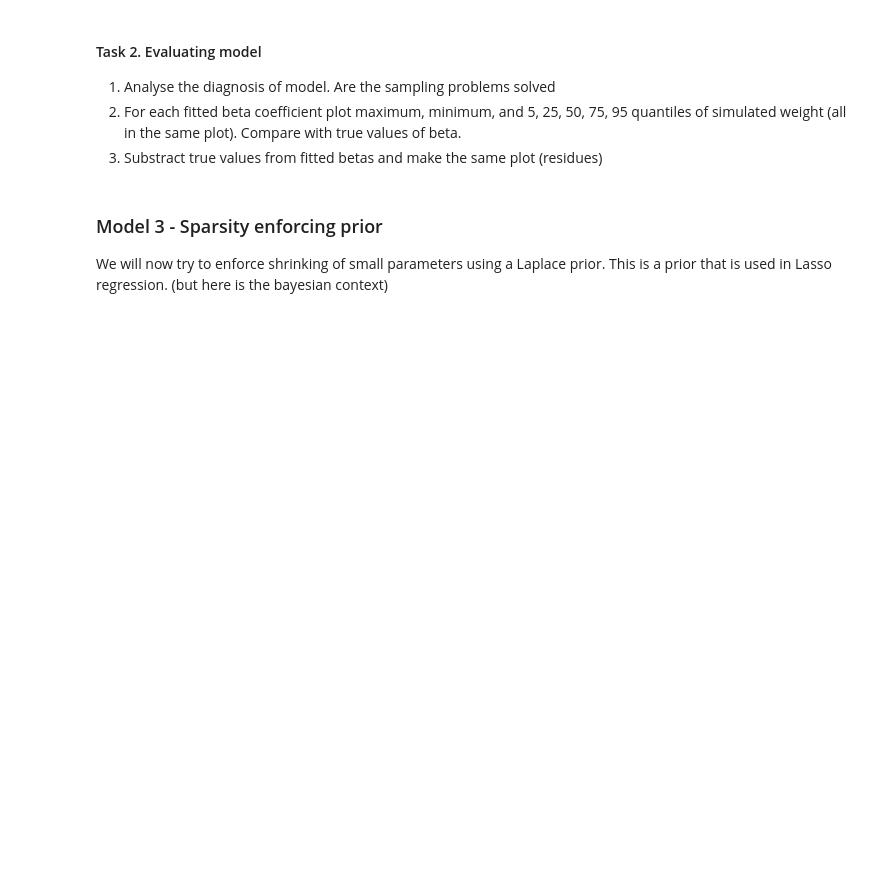
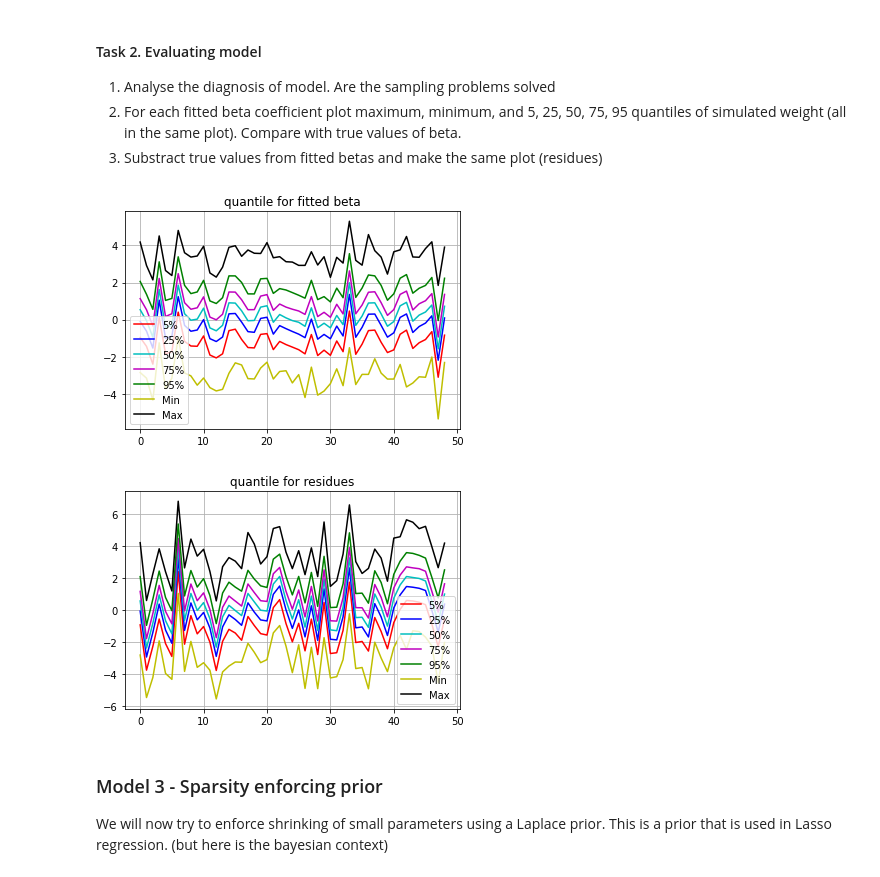
Before and after one commit to tenkinogawa/Data-Analytics, a Jupyter notebook: Lab4_part2/Agnieszka_Welian_lab4_2.ipynb, the cells around one changed output. Drawn from its saved outputs; the diff is of its cells as text; code cells hidden in the pictures; blank space fills up the shorter version.

```diff
--- a/Lab4_part2/Agnieszka_Welian_lab4_2.ipynb
+++ b/Lab4_part2/Agnieszka_Welian_lab4_2.ipynb
@@ -132,6 +212,70 @@ print(fit_reg.diagnose())
 1. Analyse the diagnosis of model. Are the sampling problems solved
 2. For each fitted beta coefficient plot maximum, minimum, and 5, 25, 50, 75, 95 quantiles of simulated weight (all in the same plot). Compare with true values of beta.
 3. Substract true values from fitted betas and make the same plot (residues)
+# %%
+# No problems detected - all problems solved
+q5 = []
+q25 =[]
+q50 = []
+q75 =[]
+q95 =[]
+maxim = []
+minim =[]
+
+for i in range(1,50):
+    q5.append(np.quantile(fit_reg.stan_variable('beta')[:,i],0.05))
+    q25.append(np.quantile(fit_reg.stan_variable('beta')[:,i],0.25))
+    q50.append(np.quantile(fit_reg.stan_variable('beta')[:,i],0.5))
+    q75.append(np.quantile(fit_reg.stan_variable('beta')[:,i],0.75))
+    q95.append(np.quantile(fit_reg.stan_variable('beta')[:,i],0.95))
+    maxim.append(np.max(fit_reg.stan_variable('beta')[:,i]))
+    minim.append(np.min(fit_reg.stan_variable('beta')[:,i]))
+
+plt.plot(q5, color='r')
+plt.plot(q25, color='b')
+plt.plot(q50, color='c')
+plt.plot(q75, color='m')
+plt.plot(q95, color='g')
+plt.plot(minim, color='y')
+plt.plot(maxim, color='k')
+plt.grid(True)
+plt.legend(['5%','25%','50%','75%','95%','Min', 'Max'])
+plt.title('quantile for fitted beta')
+plt.show()
+
+residues = fit_reg.stan_variable('beta') - data_for_inference['X'][:, 0]
+
+q5 = []
+q25 =[]
+q50 = []
+q75 =[]
+q95 =[]
+maxim = []
+minim =[]
+
+for i in range(1,50):
+    q5.append(np.quantile(residues[:,i],0.05))
+    q25.append(np.quantile(residues[:,i],0.25))
+    q50.append(np.quantile(residues[:,i],0.5))
+    q75.append(np.quantile(residues[:,i],0.75))
+    q95.append(np.quantile(residues[:,i],0.95))
+    maxim.append(np.max(residues[:,i]))
+    minim.append(np.min(residues[:,i]))
+
+plt.plot(q5, color='r')
+plt.plot(q25, color='b')
+plt.plot(q50, color='c')
+plt.plot(q75, color='m')
+plt.plot(q95, color='g')
+plt.plot(minim, color='y')
+plt.plot(maxim, color='k')
+plt.grid(True)
+plt.legend(['5%','25%','50%','75%','95%','Min', 'Max'])
+plt.title('quantile for residues')
+plt.show()
+# %% [output]
+[figure, added]
+[figure, added]
 # %% [markdown]
 ### Model 3 -  Sparsity enforcing prior
 
```
Also changed, not shown: parts of 10 cells of this notebook, 1 other file.
